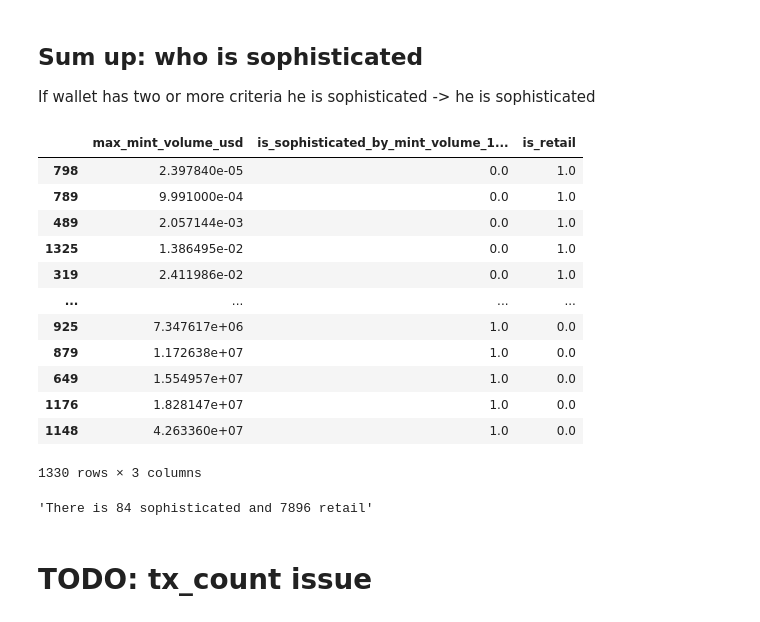
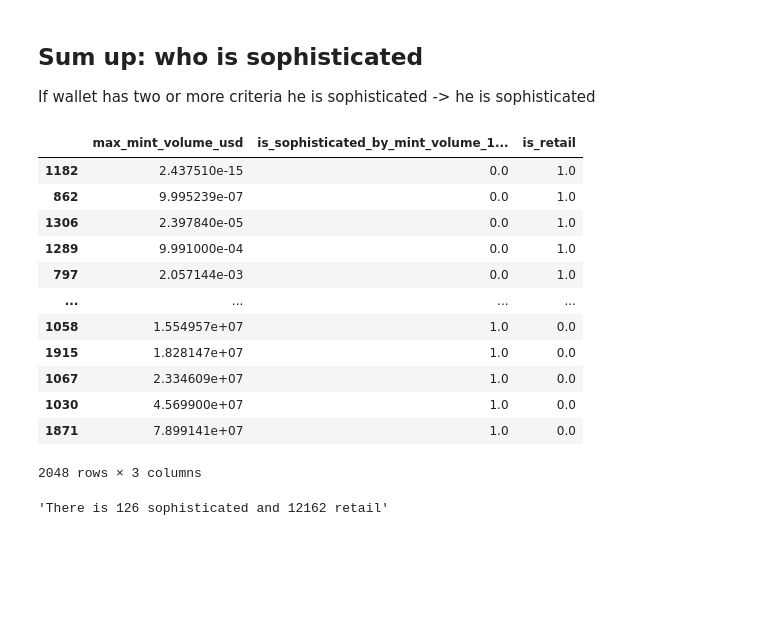
Before and after one commit to stryukovsky/go-backend-learn, a Jupyter notebook: analytics/UniswapV3.ipynb, the cells around one changed output. Cells and saved outputs as stored; diff of their text form; code cells hidden in the pictures; blank space fills up the shorter version.

```diff
--- a/analytics/UniswapV3.ipynb
+++ b/analytics/UniswapV3.ipynb
@@ -187,30 +187,34 @@ If wallet has two or more criteria he is sophisticated -> he is sophisticated
 # %%
 merged = wallet_max_mint_volume_usd.merge(wallet_mint_volume_1_mln_usd, on="wallet_address", how="outer")
 merged = merged.merge(wallet_mint_txes_count, on="wallet_address", how="outer")
 merged = merged.merge(wallet_all_txes_count, on="wallet_address", how="outer")
 cleaned = merged.dropna()
 
 is_sophisticated = cleaned.assign(
-    is_sophisticated=lambda x: x.is_sophisticated_by_max_mint_volume_usd
-)
+    is_sophisticated=lambda x: (
+        x['is_sophisticated_by_max_mint_volume_usd'] +
+        x['is_sophisticated_by_mint_volume_usd'] +
+        x['is_sophisticated_by_mint_txes_count'] +
+        x['is_sophisticated_by_all_txes_count']
+    ) >= 1
+).astype(int)
 
 
 is_retail = is_sophisticated.assign(is_retail=lambda x: abs(x.is_sophisticated-1))
-is_retail[["max_mint_volume_usd", "is_sophisticated_by_mint_volume_1_mln_usd", "is_retail" ]].sort_values("max_mint_volume_usd")
 # %% [output]
 |  | max_mint_volume_usd | is_sophisticated_by_mint_volume_1... | is_retail |
-| 798 | 2.397840e-05 | 0.0 | 1.0 |
-| 789 | 9.991000e-04 | 0.0 | 1.0 |
-| 489 | 2.057144e-03 | 0.0 | 1.0 |
-| 1325 | 1.386495e-02 | 0.0 | 1.0 |
-| 319 | 2.411986e-02 | 0.0 | 1.0 |
+| 1182 | 2.437510e-15 | 0.0 | 1.0 |
+| 862 | 9.995239e-07 | 0.0 | 1.0 |
+| 1306 | 2.397840e-05 | 0.0 | 1.0 |
+| 1289 | 9.991000e-04 | 0.0 | 1.0 |
+| 797 | 2.057144e-03 | 0.0 | 1.0 |
 | ... | ... | ... | ... |
-| 925 | 7.347617e+06 | 1.0 | 0.0 |
-| 879 | 1.172638e+07 | 1.0 | 0.0 |
-| 649 | 1.554957e+07 | 1.0 | 0.0 |
-| 1176 | 1.828147e+07 | 1.0 | 0.0 |
-| 1148 | 4.263360e+07 | 1.0 | 0.0 |
+| 1058 | 1.554957e+07 | 1.0 | 0.0 |
+| 1915 | 1.828147e+07 | 1.0 | 0.0 |
+| 1067 | 2.334609e+07 | 1.0 | 0.0 |
+| 1030 | 4.569900e+07 | 1.0 | 0.0 |
+| 1871 | 7.899141e+07 | 1.0 | 0.0 |
-1330 rows × 3 columns
+2048 rows × 3 columns
 # %%
 prettified = is_retail.drop(['max_mint_volume_usd_for_criterion_2', 'is_sophisticated_by_max_mint_volume_usd', 'is_sophisticated_by_mint_volume_1_mln_usd', 'is_sophisticated_by_mint_txes_count', 'is_sophisticated_by_all_txes_count'], axis=1)
 classified = prettified
@@ -218,6 +222,4 @@ sophisticated_count = classified[classified['is_retail'] == 0].size
 retail_count = classified[classified['is_retail'] == 1].size
 f"There is {sophisticated_count} sophisticated and {retail_count} retail"
 # %% [output]
-'There is 84 sophisticated and 7896 retail'
+'There is 126 sophisticated and 12162 retail'
-# %% [markdown]
-# TODO: tx_count issue
```
Also changed, not shown: parts of 11 cells of this notebook, 5 other files.
